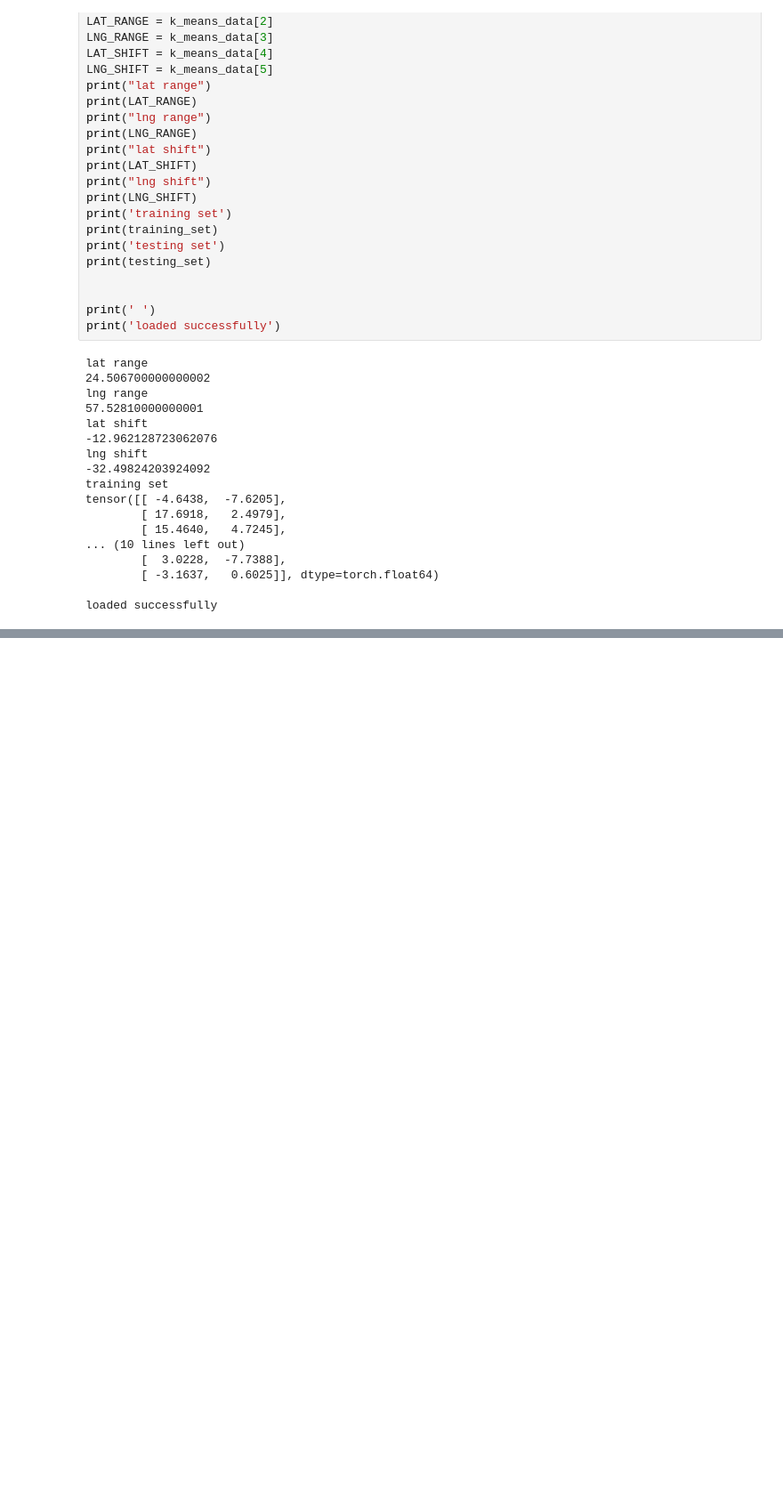
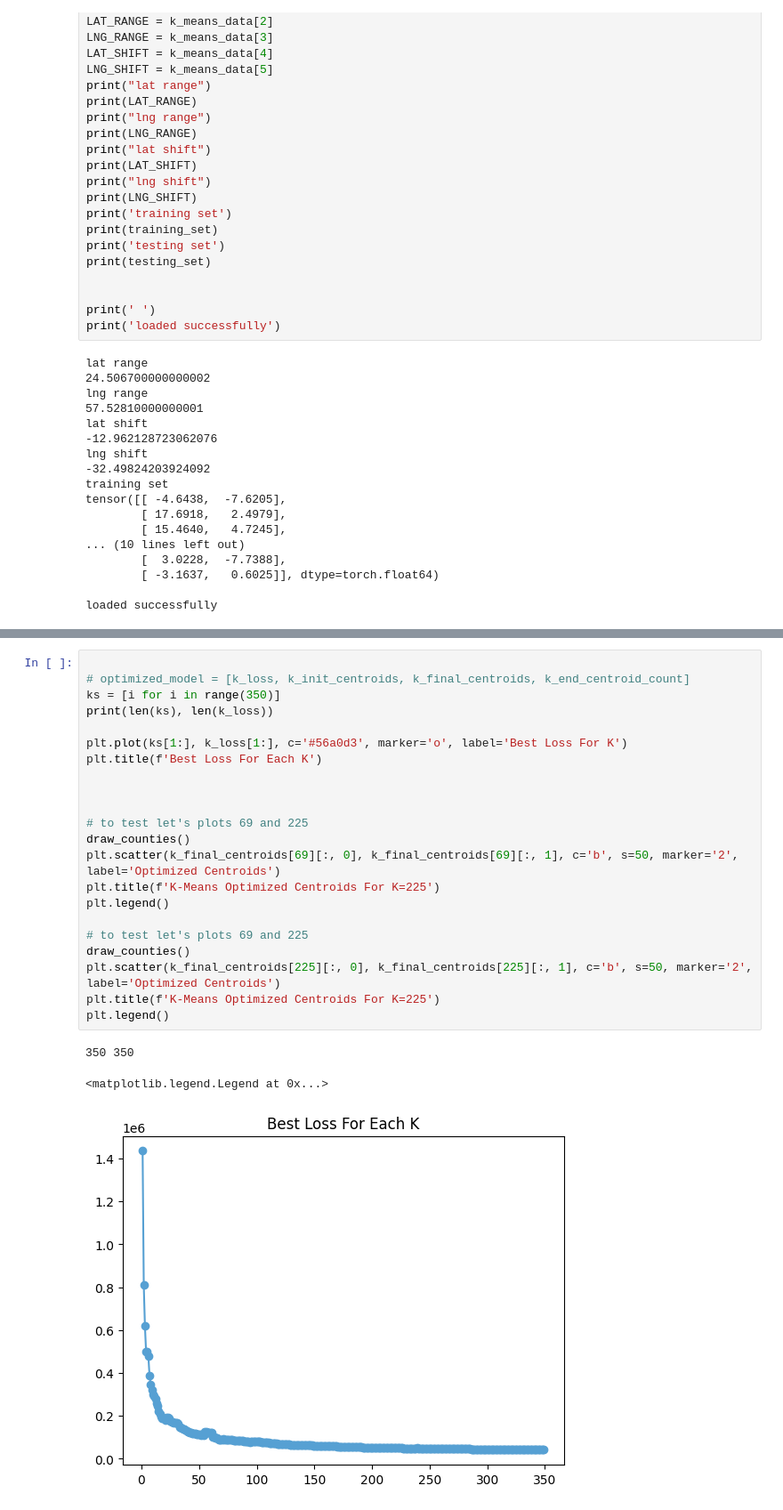
Before and after one commit to Tyrowo/county-population-clustering, a Jupyter notebook: Loading Optimized K-Means Model.ipynb, the cells around one changed output, grey strips where cells are left out. Shown at 89% size. Cells and saved outputs as stored; diff of their text form; blank space fills up the shorter version.

```diff
--- a/Loading Optimized K-Means Model.ipynb
+++ b/Loading Optimized K-Means Model.ipynb
@@ -108,0 +161,26 @@ loaded successfully
+# %%
+
+# optimized_model = [k_loss, k_init_centroids, k_final_centroids, k_end_centroid_count]
+ks = [i for i in range(350)]
+print(len(ks), len(k_loss))
+
+plt.plot(ks[1:], k_loss[1:], c='#56a0d3', marker='o', label='Best Loss For K')
+plt.title(f'Best Loss For Each K')
+
+
+
+# to test let's plots 69 and 225
+draw_counties()
+plt.scatter(k_final_centroids[69][:, 0], k_final_centroids[69][:, 1], c='b', s=50, marker='2', label='Optimized Centroids')
+plt.title(f'K-Means Optimized Centroids For K=225')
+plt.legend()
+
+# to test let's plots 69 and 225
+draw_counties()
+plt.scatter(k_final_centroids[225][:, 0], k_final_centroids[225][:, 1], c='b', s=50, marker='2', label='Optimized Centroids')
+plt.title(f'K-Means Optimized Centroids For K=225')
+plt.legend()
+# %% [output]
+350 350
+<matplotlib.legend.Legend at 0x...>
+[figure, added]
```
Also changed, not shown: parts of 2 cells of this notebook.
